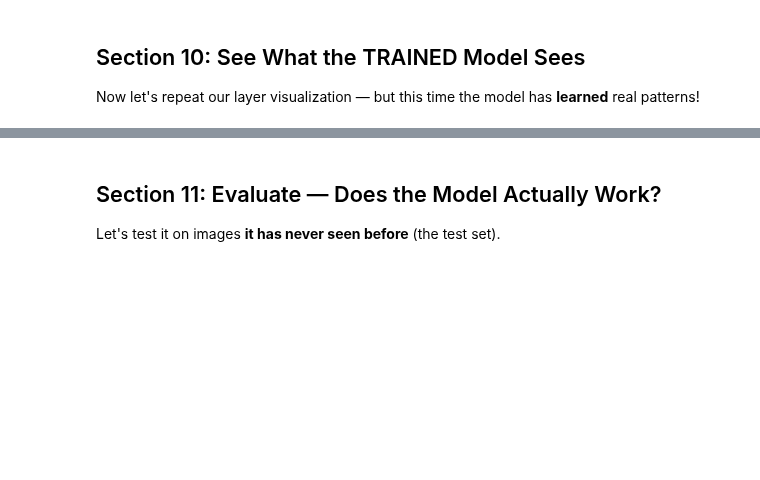
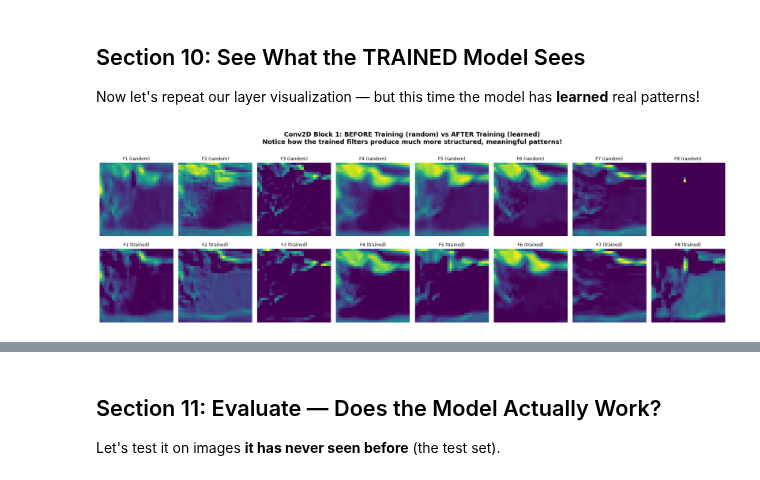
Before and after one commit to AyaAbdElNaem/AI_Tools, a Jupyter notebook: Lab4_CNN_Basics.ipynb, the cells around one changed output, grey strips where cells are left out. Drawn from its saved outputs; the diff is of its cells as text; code cells hidden in the pictures; blank space fills up the shorter version.

```diff
--- a/Lab4_CNN_Basics.ipynb
+++ b/Lab4_CNN_Basics.ipynb
@@ -307,10 +305,14 @@ Input to model shape: (1, 32, 32, 3)  (batch of 1 image)
 Label: Cat
 [figure]
 # %%
-layer_outputs = [layer.output for layer in model.layers]
-layer_names   = [layer.name for layer in model.layers]
+layer_names = [layer.name for layer in model.layers]
+layer_outputs = [model.get_layer(name).output for name in layer_names]
 
-visualization_model = keras.Model(inputs=model.input, outputs=layer_outputs)
+# Ensure the model is built by calling it with sample input
+_ = model(sample_input)
+
+# Create a new Functional model for visualization by explicitly using the input of the first layer
+visualization_model = keras.Model(inputs=model.layers[0].input, outputs=layer_outputs)
 
 all_layer_outputs = visualization_model.predict(sample_input, verbose=0)
 
@@ -604,32 +674,34 @@ print(f"Final Validation Accuracy: {final_val_acc:.1f}%")
 
 Now let's repeat our layer visualization — but this time the model has **learned** real patterns!
 # %%
-visualization_model_trained = keras.Model(inputs=model.input, outputs=layer_outputs)
+visualization_model_trained = keras.Model(inputs=model.layers[0].input, outputs=layer_outputs)
 all_outputs_trained = visualization_model_trained.predict(sample_input, verbose=0)
 
 conv1_trained = all_outputs_trained[0][0]
 conv2_trained = all_outputs_trained[2][0]
 dense_trained = all_outputs_trained[5][0]
 
 fig, axes = plt.subplots(2, 8, figsize=(18, 6))
 
 for i in range(8):
     axes[0, i].imshow(conv1_maps[:, :, i], cmap='viridis')
     axes[0, i].set_title(f"F{i+1} (random)", fontsize=9)
     axes[0, i].axis('off')
 
 for i in range(8):
     axes[1, i].imshow(conv1_trained[:, :, i], cmap='viridis')
     axes[1, i].set_title(f"F{i+1} (trained)", fontsize=9)
     axes[1, i].axis('off')
 
 fig.suptitle("Conv2D Block 1: BEFORE Training (random) vs AFTER Training (learned)\n"
              "Notice how the trained filters produce much more structured, meaningful patterns!",
              fontsize=13, fontweight='bold')
 axes[0, 0].set_ylabel("UNTRAINED", fontsize=11, fontweight='bold', color='red')
 axes[1, 0].set_ylabel("TRAINED", fontsize=11, fontweight='bold', color='green')
 plt.tight_layout()
 plt.show()
+# %% [output]
+[figure, added]
 # %%
 fig, axes = plt.subplots(2, 1, figsize=(14, 6), sharex=True)
 
```
Also changed, not shown: parts of 17 cells of this notebook.
